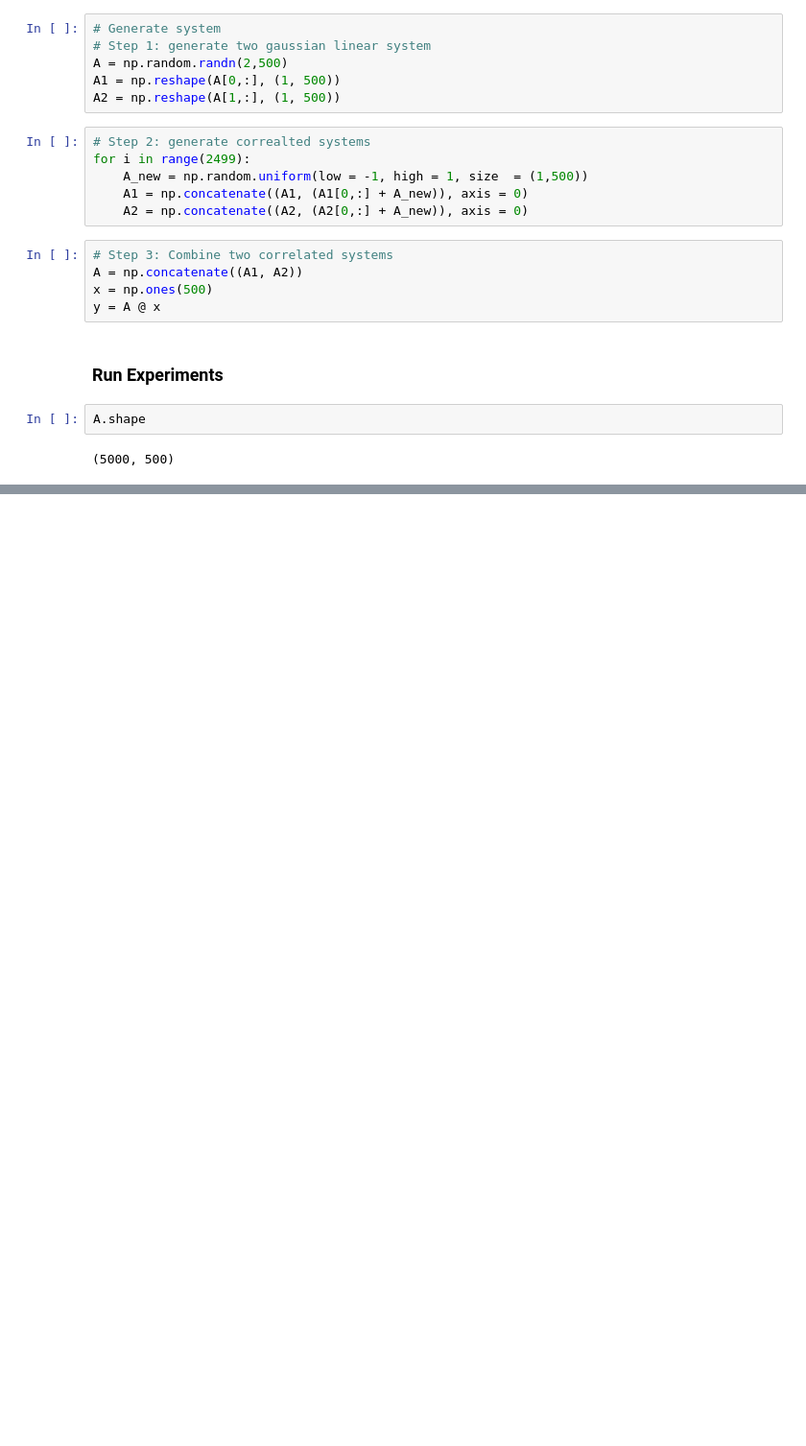
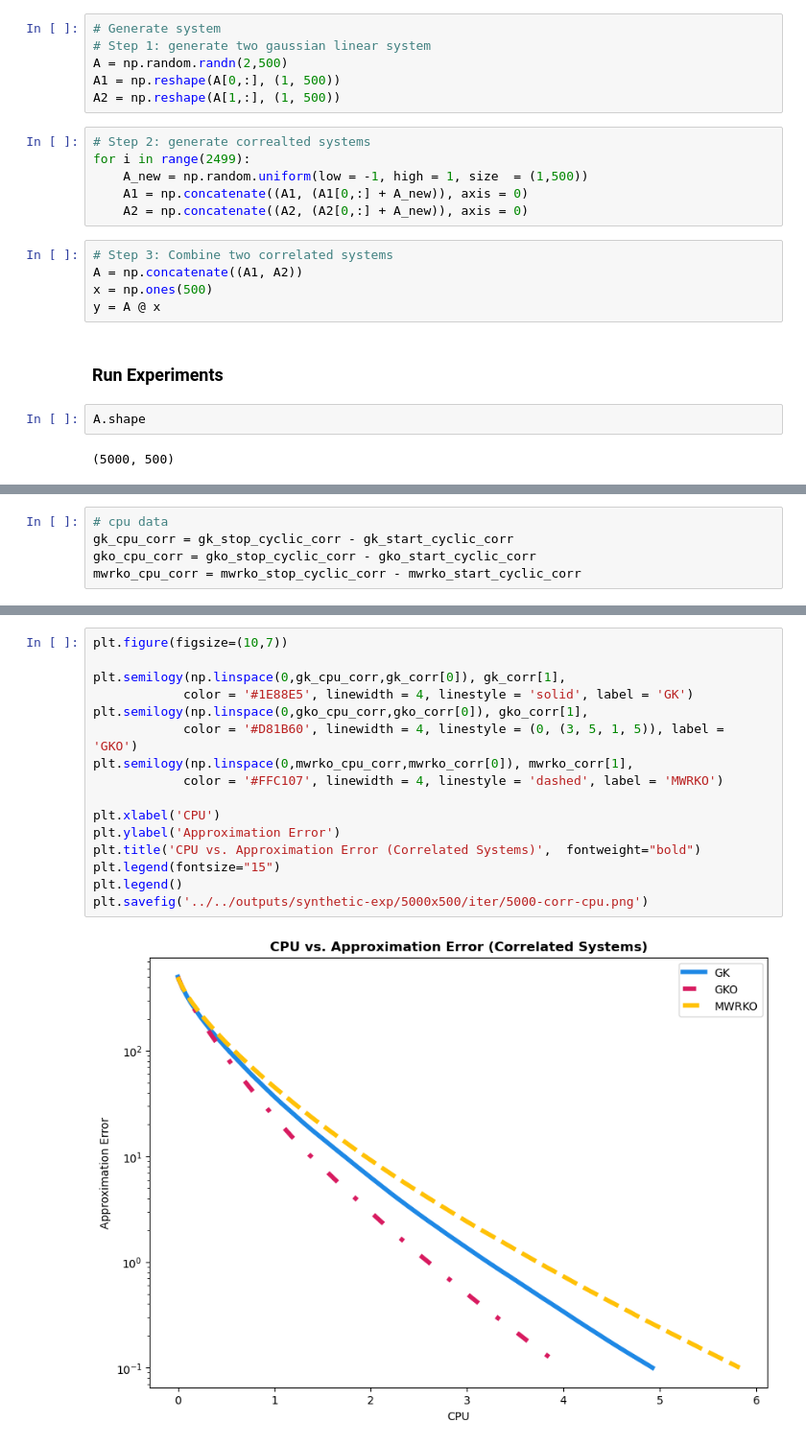
Before and after one commit to emicervantes/gko-23, a Jupyter notebook: scripts/synthetic-exp/synthetic-exp4.ipynb, the cells around one changed output, grey strips where cells are left out. Shown at 96% size. Saved outputs shown, nothing was run; the diff lists cells and outputs as text; blank space fills up the shorter version.

```diff
--- a/scripts/synthetic-exp/synthetic-exp4.ipynb
+++ b/scripts/synthetic-exp/synthetic-exp4.ipynb
@@ -44,0 +61,5 @@ A.shape
+# %%
+# cpu data
+gk_cpu_corr = gk_stop_cyclic_corr - gk_start_cyclic_corr
+gko_cpu_corr = gko_stop_cyclic_corr - gko_start_cyclic_corr
+mwrko_cpu_corr = mwrko_stop_cyclic_corr - mwrko_start_cyclic_corr
@@ -44,0 +85,18 @@ A.shape
+# %%
+plt.figure(figsize=(10,7))
+
+plt.semilogy(np.linspace(0,gk_cpu_corr,gk_corr[0]), gk_corr[1],
+            color = '#1E88E5', linewidth = 4, linestyle = 'solid', label = 'GK')
+plt.semilogy(np.linspace(0,gko_cpu_corr,gko_corr[0]), gko_corr[1],
+            color = '#D81B60', linewidth = 4, linestyle = (0, (3, 5, 1, 5)), label = 'GKO')
+plt.semilogy(np.linspace(0,mwrko_cpu_corr,mwrko_corr[0]), mwrko_corr[1],
+            color = '#FFC107', linewidth = 4, linestyle = 'dashed', label = 'MWRKO')
+
+plt.xlabel('CPU')
+plt.ylabel('Approximation Error')
+plt.title('CPU vs. Approximation Error (Correlated Systems)',  fontweight="bold")
+plt.legend(fontsize="15")
+plt.legend()
+plt.savefig('../../outputs/synthetic-exp/5000x500/iter/5000-corr-cpu.png')
+# %% [output]
+[figure, added]
```
Also changed, not shown: parts of 4 cells of this notebook, 15 other files.
